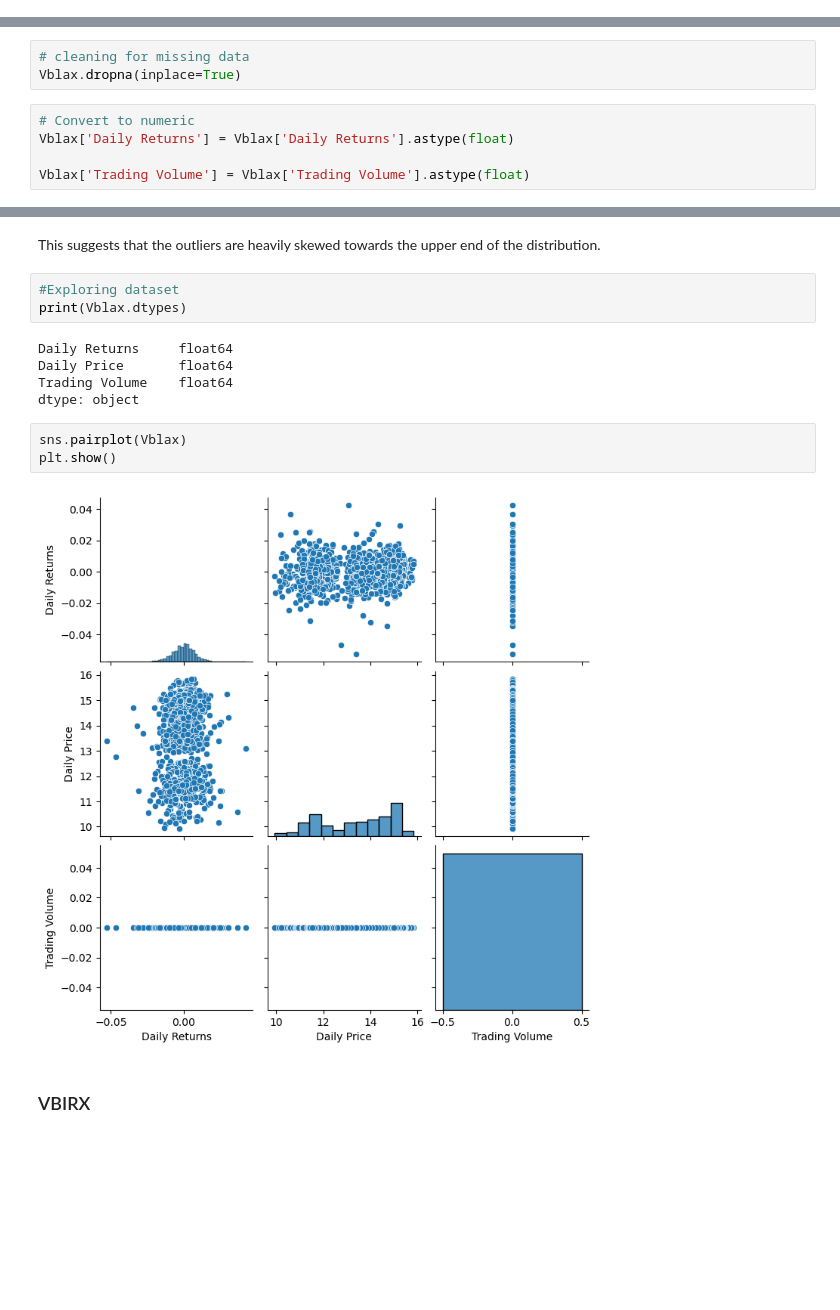
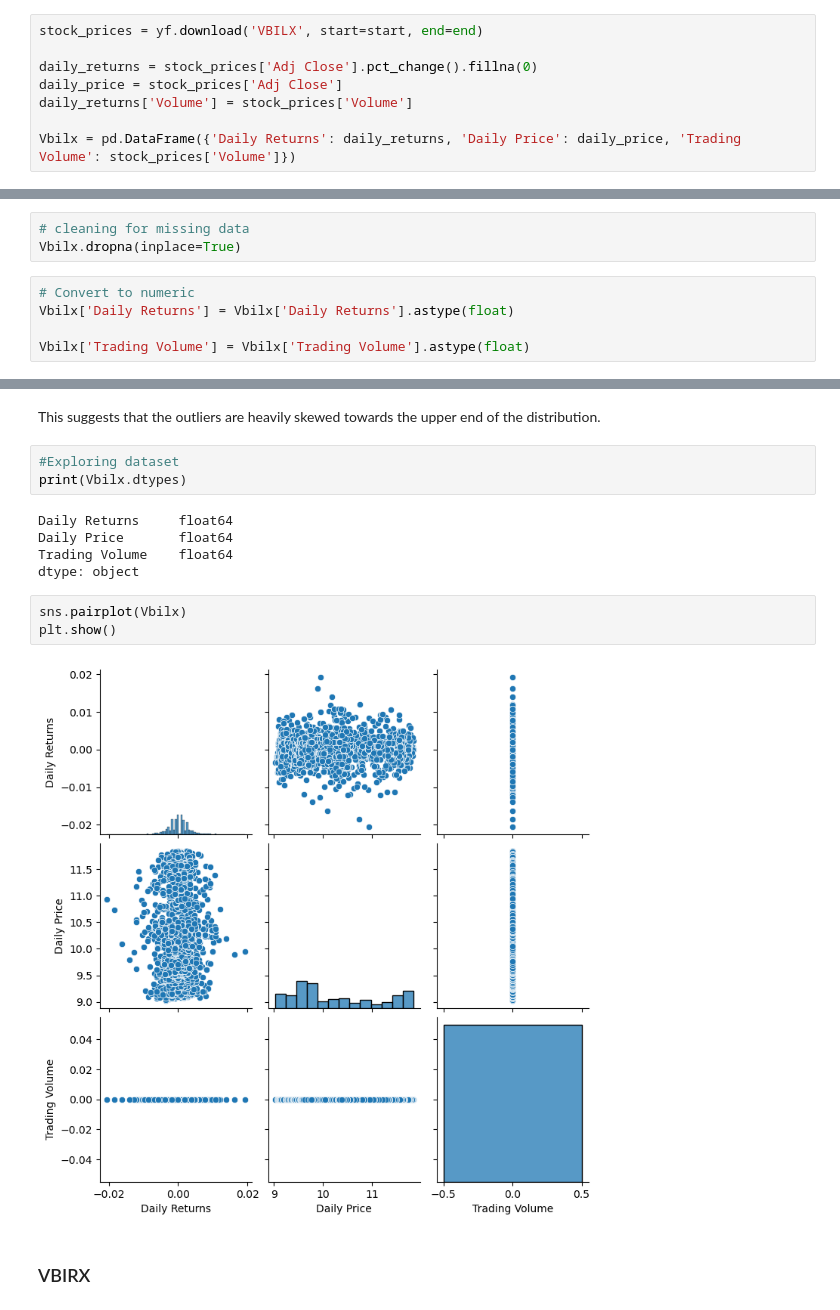
Before and after one commit to mab923/finalteamproject, a Jupyter notebook: Load_Data.ipynb, the cells around one changed output, grey strips where cells are left out. Drawn from its saved outputs; the diff is of its cells as text; blank space fills up the shorter version.

Commit message:
Vbilx

```diff
--- a/Load_Data.ipynb
+++ b/Load_Data.ipynb
@@ -96,0 +87,8 @@ Vblax = pd.DataFrame({'Daily Returns': daily_returns, 'Daily Price': daily_price
+# %%
+stock_prices = yf.download('VBILX', start=start, end=end)
+
+daily_returns = stock_prices['Adj Close'].pct_change().fillna(0)
+daily_price = stock_prices['Adj Close']
+daily_returns['Volume'] = stock_prices['Volume']
+
+Vbilx = pd.DataFrame({'Daily Returns': daily_returns, 'Daily Price': daily_price, 'Trading Volume': stock_prices['Volume']})
@@ -365,11 +365,11 @@ Vblax.head().style
 | Daily Returns | 0.000 |
 # %%
 # cleaning for missing data
-Vblax.dropna(inplace=True)
+Vbilx.dropna(inplace=True)
 # %%
 # Convert to numeric
-Vblax['Daily Returns'] = Vblax['Daily Returns'].astype(float)
+Vbilx['Daily Returns'] = Vbilx['Daily Returns'].astype(float)
 
-Vblax['Trading Volume'] = Vblax['Trading Volume'].astype(float)
+Vbilx['Trading Volume'] = Vbilx['Trading Volume'].astype(float)
 # %%
 # Outliers
@@ -382,17 +383,17 @@ rates.describe(percentiles=[.01,.05,.95,.99]).T.style.format('{:,.2f}')
 This suggests that the outliers are heavily skewed towards the upper end of the distribution.
 # %%
 #Exploring dataset
-print(Vblax.dtypes)
+print(Vbilx.dtypes)
 # %% [output]
 Daily Returns     float64
 Daily Price       float64
 Trading Volume    float64
 dtype: object
 # %%
-sns.pairplot(Vblax)
+sns.pairplot(Vbilx)
 plt.show()
 # %% [output]
-[figure, old version]
+[figure, new version]
 # %% [markdown]
 ### VBIRX
 # %%
```
Also changed, not shown: parts of 13 cells of this notebook, 3 other files.
